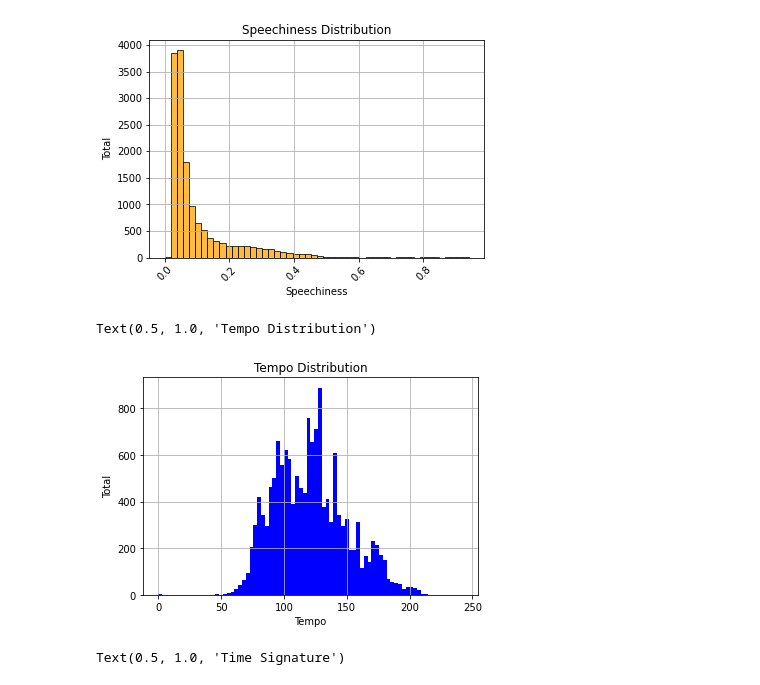
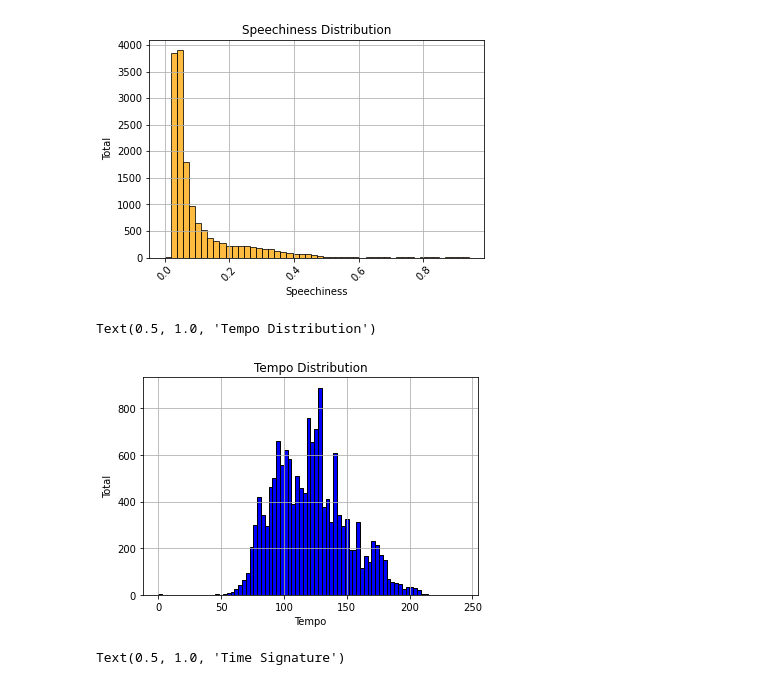
Before and after one commit to nathandhawale/Song_Popularity, a Jupyter notebook: Project2.ipynb, the cells around one changed output. Saved outputs shown, nothing was run; the diff lists cells and outputs as text; code cells hidden in the pictures.

```diff
--- a/Project2.ipynb
+++ b/Project2.ipynb
@@ -206,14 +244,14 @@ plt.title('Speechiness Distribution')
 Text(0.5, 1.0, 'Speechiness Distribution')
 [figure]
 # %%
-song_df['tempo'].hist(bins = 80, facecolor='blue')
+song_df['tempo'].hist(bins = 80, facecolor='blue', edgecolor = 'black')
 plt.ticklabel_format(useOffset=False, style='plain')
 plt.xlabel('Tempo')
 plt.ylabel('Total')
 plt.title('Tempo Distribution')
 # %% [output]
 Text(0.5, 1.0, 'Tempo Distribution')
-[figure, old version]
+[figure, new version]
 # %%
 plt.figure(figsize = (7,7))
 mylabels = ['4', '3', '5', '1', '0']
```
Also changed, not shown: parts of 10 cells of this notebook.
